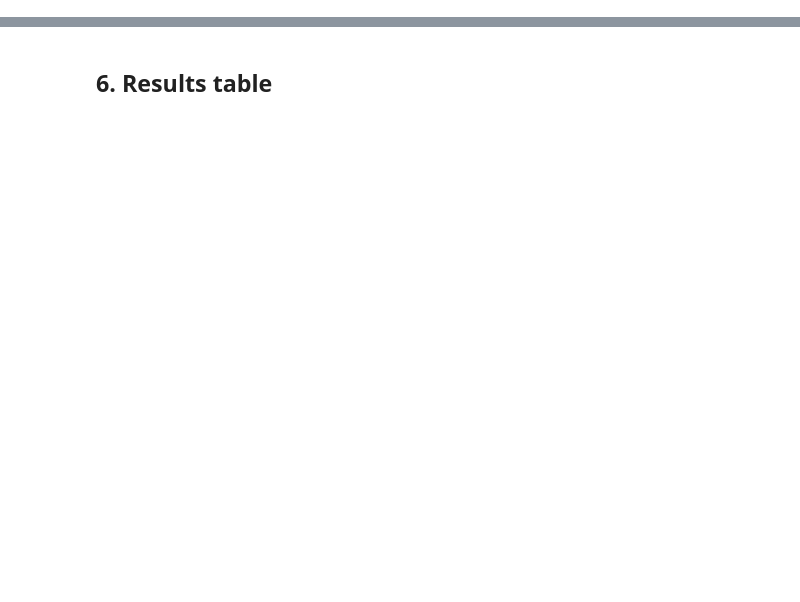
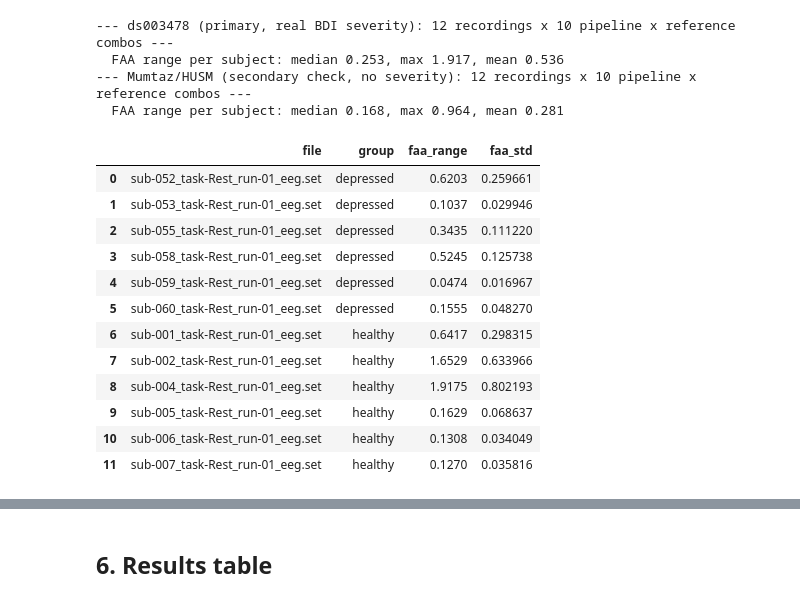
Before and after one commit to HYPERPRO2020/eegtest, a Jupyter notebook: neuroqa/notebooks/phase1_findings.ipynb, the cells around one changed output, grey strips where cells are left out. Saved outputs shown, nothing was run; the diff lists cells and outputs as text; code cells hidden in the pictures; blank space fills up the shorter version.

```diff
--- a/neuroqa/notebooks/phase1_findings.ipynb
+++ b/neuroqa/notebooks/phase1_findings.ipynb
@@ -328,0 +187,29 @@ print(f"  verdict: {verdict}")
+# %%
+study_a_wide = {}
+for name in DATASETS:
+    results = json.loads((DATASETS[name]["out_dir"] / "results.json").read_text())
+    wide = pd.DataFrame(results["study_a"]["wide"])
+    study_a_wide[name] = wide
+    print(f"--- {DATASETS[name]['label']}: {len(wide)} recordings x "
+          f"{len(results['study_a']['combo_cols'])} pipeline x reference combos ---")
+    print(f"  FAA range per subject: median {wide.faa_range.median():.3f}, "
+          f"max {wide.faa_range.max():.3f}, mean {wide.faa_range.mean():.3f}")
+display(study_a_wide["ds003478"][["file", "group", "faa_range", "faa_std"]])
+# %% [output]
+--- ds003478 (primary, real BDI severity): 12 recordings x 10 pipeline x reference combos ---
+  FAA range per subject: median 0.253, max 1.917, mean 0.536
+--- Mumtaz/HUSM (secondary check, no severity): 12 recordings x 10 pipeline x reference combos ---
+  FAA range per subject: median 0.168, max 0.964, mean 0.281
+|  | file | group | faa_range | faa_std |
+| 0 | sub-052_task-Rest_run-01_eeg.set | depressed | 0.6203 | 0.259661 |
+| 1 | sub-053_task-Rest_run-01_eeg.set | depressed | 0.1037 | 0.029946 |
+| 2 | sub-055_task-Rest_run-01_eeg.set | depressed | 0.3435 | 0.111220 |
+| 3 | sub-058_task-Rest_run-01_eeg.set | depressed | 0.5245 | 0.125738 |
+| 4 | sub-059_task-Rest_run-01_eeg.set | depressed | 0.0474 | 0.016967 |
+| 5 | sub-060_task-Rest_run-01_eeg.set | depressed | 0.1555 | 0.048270 |
+| 6 | sub-001_task-Rest_run-01_eeg.set | healthy | 0.6417 | 0.298315 |
+| 7 | sub-002_task-Rest_run-01_eeg.set | healthy | 1.6529 | 0.633966 |
+| 8 | sub-004_task-Rest_run-01_eeg.set | healthy | 1.9175 | 0.802193 |
+| 9 | sub-005_task-Rest_run-01_eeg.set | healthy | 0.1629 | 0.068637 |
+| 10 | sub-006_task-Rest_run-01_eeg.set | healthy | 0.1308 | 0.034049 |
+| 11 | sub-007_task-Rest_run-01_eeg.set | healthy | 0.1270 | 0.035816 |
```
Also changed, not shown: parts of 35 cells of this notebook, 10 other files.
